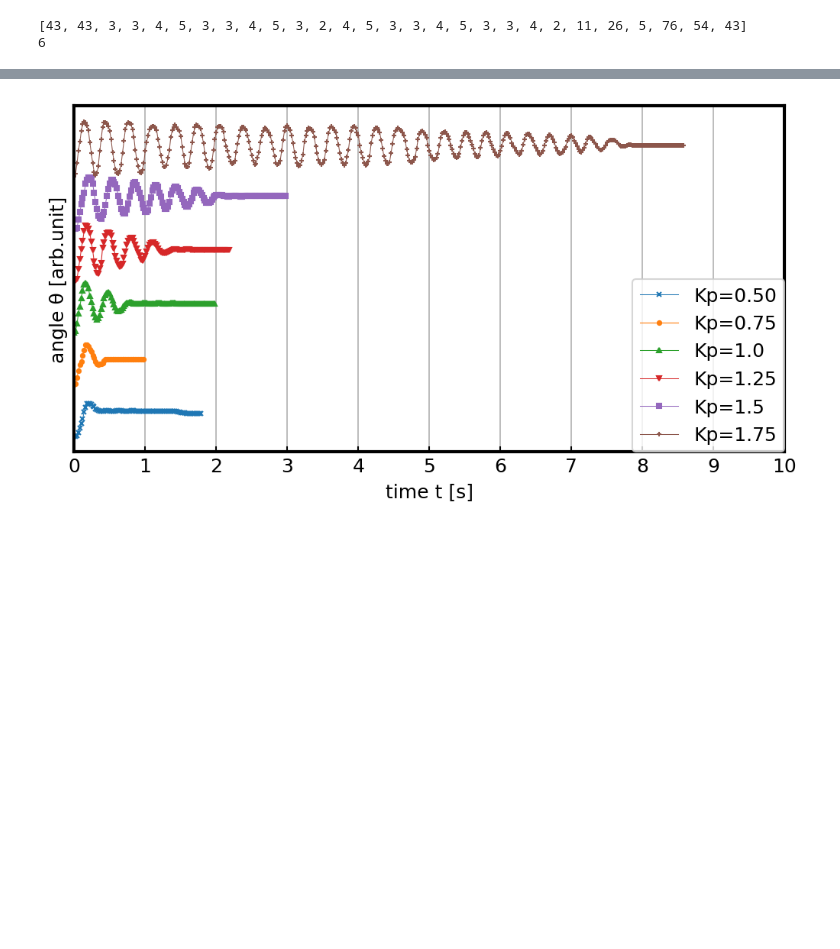
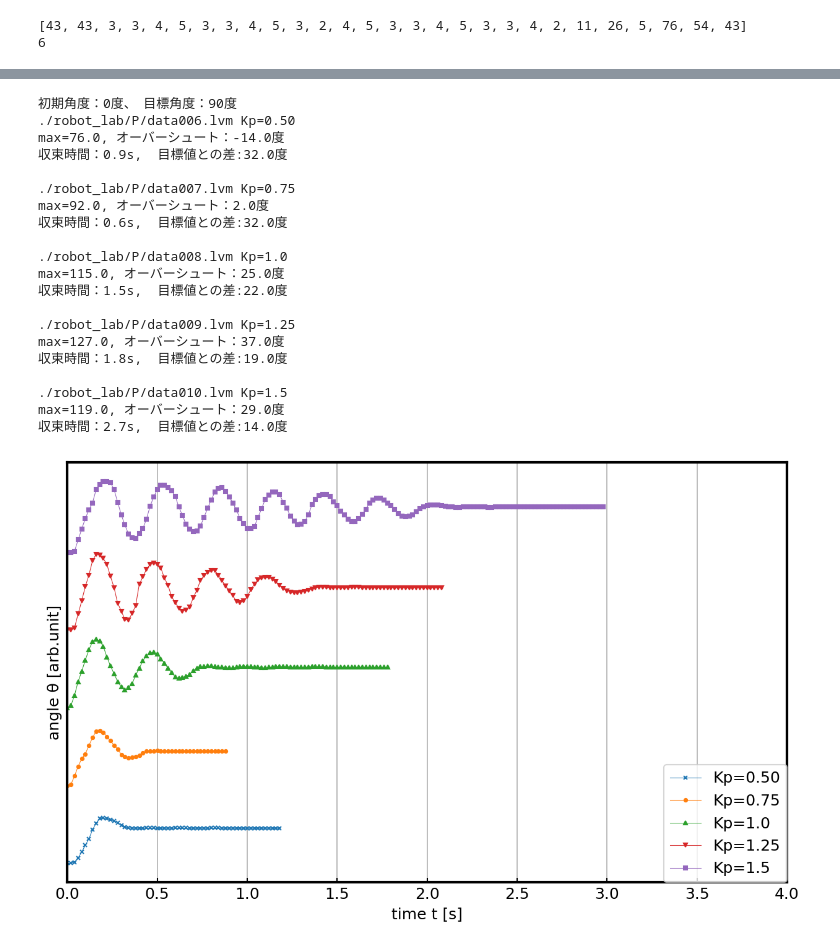
Before and after one commit to sheerlore/ex_robot_data, a Jupyter notebook: data.ipynb, the cells around one changed output, grey strips where cells are left out. Saved outputs shown, nothing was run; the diff lists cells and outputs as text; code cells hidden in the pictures; blank space fills up the shorter version.

```diff
--- a/data.ipynb
+++ b/data.ipynb
@@ -75,40 +75,68 @@ plt.rcParams['font.size'] = 12 #フォントの大きさ
 plt.rcParams['axes.linewidth'] = 2.0# 軸の線幅edge linewidth。囲みの太さ
 
 def draw(file_list, K, k_tag):
-    plt.figure(figsize=(8, 4), dpi=150)
+    plt.figure(figsize=(10, 6), dpi=150)
     plt.xlabel("time t [s]")
     plt.ylabel("angle θ [arb.unit]")
 
-    if k_tag == "pd":
+    if k_tag == "p":
+        print("初期角度：0度、　目標角度：90度")
+        plt.xlim(0,4)
+        plt.xticks([0,0.5,1.0,1.5,2.0,2.5,3.0,3.5,4.0])
+    elif k_tag == "pd":
+        print("初期角度：0度、　目標角度：90度、Kp = 1.1")
+        plt.xlim(0,3)
+        plt.xticks([0,0.5,1.0,1.5,2.0,2.5,3.0])
+    elif k_tag == "pdi":
+        print("初期角度：0度、　目標角度：90度、Kp = 1.1, Kd = 3.0")
         plt.xlim(0,5)
-        plt.xticks([0,1,2,3,4,5])
-    elif k_tag == "pdi":
-        plt.xlim(0,5)
-        plt.xticks([0,1,2,3,4,5])
-    else:
-        plt.xlim(0, 10)
-        plt.xticks([0,1,2,3,4,5,6,7,8,9,10])
+        plt.xticks([0,0.5,1.0,1.5,2.0,2.5,3.0,3.5,4.0,4.5,5.0])
+
 
     plt.yticks([])
     plt.grid(True)
 
-    n = 10
-    for index, i in enumerate(file_list[1:]):
+    n = 15
+    for index, i in enumerate(file_list[:]):
+        print(i, K[index])
         x , y = lvm_to_list(i)
+        print("max={}, オーバーシュート：{}度".format(max(y), max(y) - 90))
 
         t = find_low_v_return_index(y, n) #分散が最も小さい箇所の最大のindexを返す
         x = x[:t*n + n]
         y = y[:t*n + n]
+        print("収束時間：{}s,  目標値との差:{}度".format(x[t*n]*0.02, 90 - y[t*n]))
+        print(" ")
 
         x = list(map(lambda t: t*0.02, x))
-        y = list(map(lambda t: t + index*120, y))
+        y = list(map(lambda t: t + index*130, y))
         plt.plot(x, y,'-',marker=marker[index],linewidth = 0.5, markersize=2.5, label=K[index])
 
     plt.legend(loc = "lower right", borderaxespad = 0, fontsize = 12)
 # %%
-draw(p_list, kp, "p")
+draw(p_list[:-1], kp, "p")
 # %% [output]
+初期角度：0度、　目標角度：90度
+./robot_lab/P/data006.lvm Kp=0.50
+max=76.0, オーバーシュート：-14.0度
+収束時間：0.9s,  目標値との差:32.0度
+
+./robot_lab/P/data007.lvm Kp=0.75
+max=92.0, オーバーシュート：2.0度
+収束時間：0.6s,  目標値との差:32.0度
+
+./robot_lab/P/data008.lvm Kp=1.0
+max=115.0, オーバーシュート：25.0度
+収束時間：1.5s,  目標値との差:22.0度
+
+./robot_lab/P/data009.lvm Kp=1.25
+max=127.0, オーバーシュート：37.0度
+収束時間：1.8s,  目標値との差:19.0度
+
+./robot_lab/P/data010.lvm Kp=1.5
+max=119.0, オーバーシュート：29.0度
+収束時間：2.7s,  目標値との差:14.0度
-[figure, old version]
+[figure, new version]
 # %%
 draw(pd_list, kd, "pd")
 # %% [output]
```
Also changed, not shown: parts of 4 cells of this notebook.
